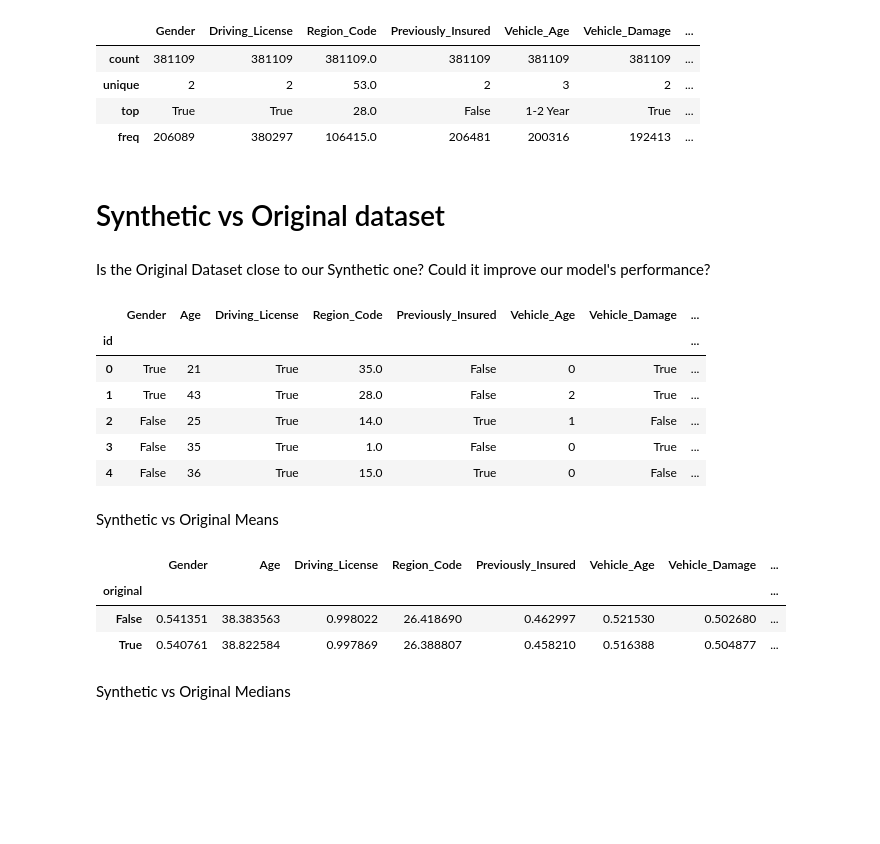
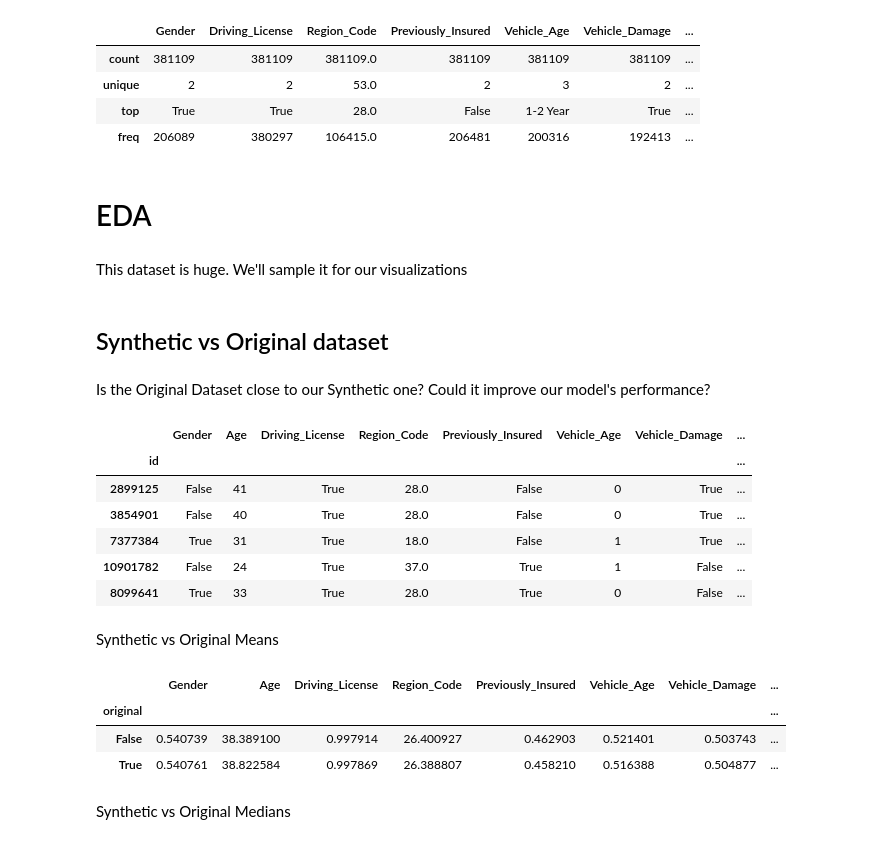
Before and after one commit to Ednaxx/Kaggle-Playground-Series, a Jupyter notebook: PS4E7-InsuranceCrossSellingClassification/ps4e7-insurance-cross-selling-prediction.ipynb, the cells around one changed output. Cells and saved outputs as stored; diff of their text form; code cells hidden in the pictures; blank space fills up the shorter version.

```diff
--- a/PS4E7-InsuranceCrossSellingClassification/ps4e7-insurance-cross-selling-prediction.ipynb
+++ b/PS4E7-InsuranceCrossSellingClassification/ps4e7-insurance-cross-selling-prediction.ipynb
@@ -198,30 +210,37 @@ original_train.select_dtypes(include=['category', 'bool']).describe()
 | unique | 2 | 2 | 53.0 | 2 | 3 | 2 | ... |
 | top | True | True | 28.0 | False | 1-2 Year | True | ... |
 | freq | 206089 | 380297 | 106415.0 | 206481 | 200316 | 192413 | ... |
+# %% [markdown]
+# EDA
+# %% [markdown]
+This dataset is huge. We'll sample it for our visualizations
+# %%
+# frac = .033 so our sample size is close to original data size. It will make easier to compare them both.
+train_sample = train.sample(frac=.033, random_state=42)
 # %% [markdown]
-# Synthetic vs Original dataset
+## Synthetic vs Original dataset
 # %% [markdown]
 Is the Original Dataset close to our Synthetic one? Could it improve our model's performance?
 # %%
-train["original"] = False
+train_sample["original"] = False
 original_train["original"] = True
 
-together = pd.concat([train, original_train], axis=0)
+together = pd.concat([train_sample, original_train])
 together['Vehicle_Age'] = together['Vehicle_Age'].cat.codes
 together['Response'] = together['Response'].astype('bool')
 
-train.drop(inplace=True, columns=["original"])
+train_sample.drop(inplace=True, columns=["original"])
 original_train.drop(inplace=True, columns=["original"])
 
 together.head()
 # %% [output]
 |  | Gender | Age | Driving_License | Region_Code | Previously_Insured | Vehicle_Age | Vehicle_Damage | ... |
 | id |  |  |  |  |  |  |  | ... |
-| 0 | True | 21 | True | 35.0 | False | 0 | True | ... |
-| 1 | True | 43 | True | 28.0 | False | 2 | True | ... |
-| 2 | False | 25 | True | 14.0 | True | 1 | False | ... |
-| 3 | False | 35 | True | 1.0 | False | 0 | True | ... |
-| 4 | False | 36 | True | 15.0 | True | 0 | False | ... |
+| 2899125 | False | 41 | True | 28.0 | False | 0 | True | ... |
+| 3854901 | False | 40 | True | 28.0 | False | 0 | True | ... |
+| 7377384 | True | 31 | True | 18.0 | False | 1 | True | ... |
+| 10901782 | False | 24 | True | 37.0 | True | 1 | False | ... |
+| 8099641 | True | 33 | True | 28.0 | True | 0 | False | ... |
 # %% [markdown]
 Synthetic vs Original Means
 # %%
@@ -229,7 +248,7 @@ together.groupby(['original']).mean()
 # %% [output]
 |  | Gender | Age | Driving_License | Region_Code | Previously_Insured | Vehicle_Age | Vehicle_Damage | ... |
 | original |  |  |  |  |  |  |  | ... |
-| False | 0.541351 | 38.383563 | 0.998022 | 26.418690 | 0.462997 | 0.521530 | 0.502680 | ... |
+| False | 0.540739 | 38.389100 | 0.997914 | 26.400927 | 0.462903 | 0.521401 | 0.503743 | ... |
 | True | 0.540761 | 38.822584 | 0.997869 | 26.388807 | 0.458210 | 0.516388 | 0.504877 | ... |
 # %% [markdown]
 Synthetic vs Original Medians
```
Also changed, not shown: parts of 33 cells of this notebook.
